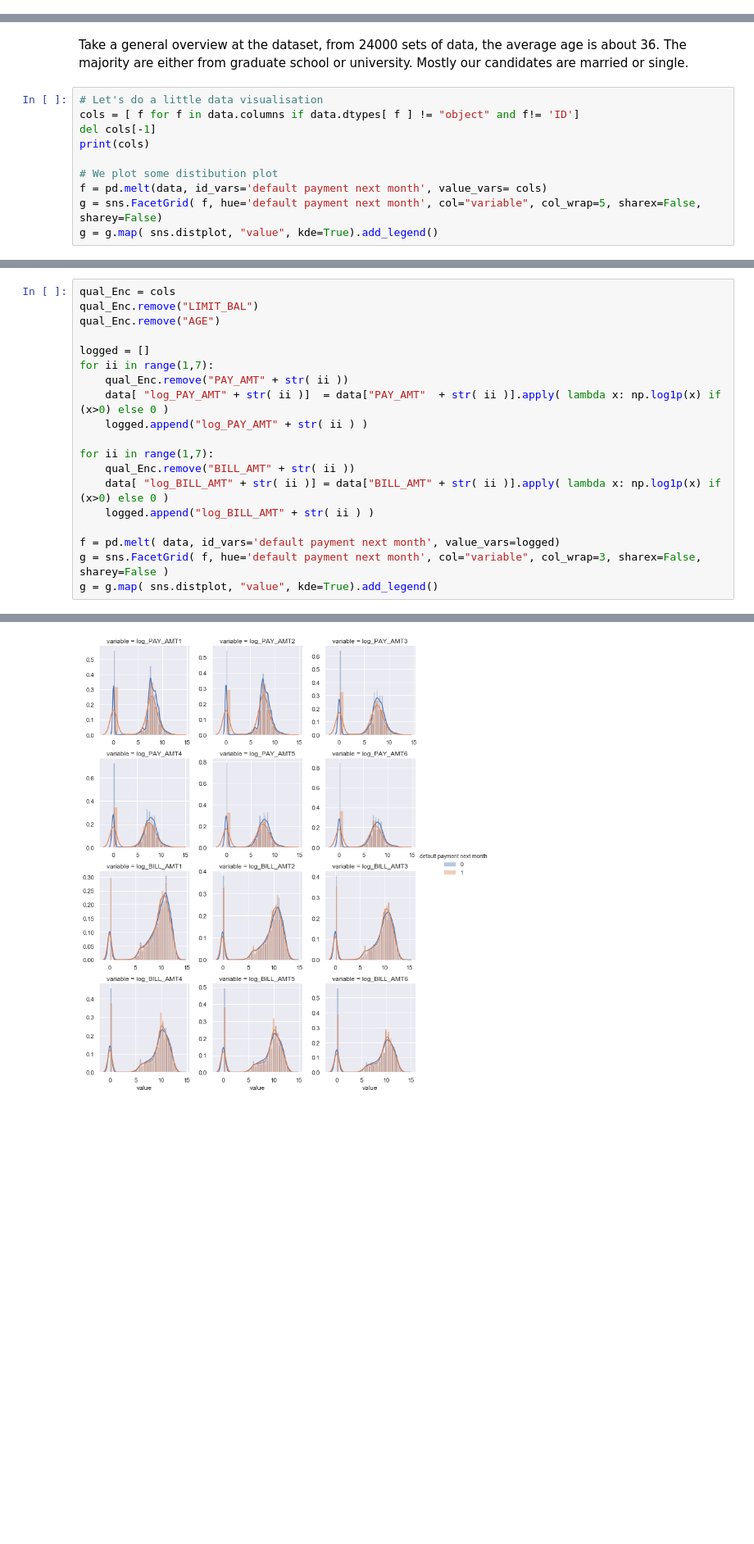
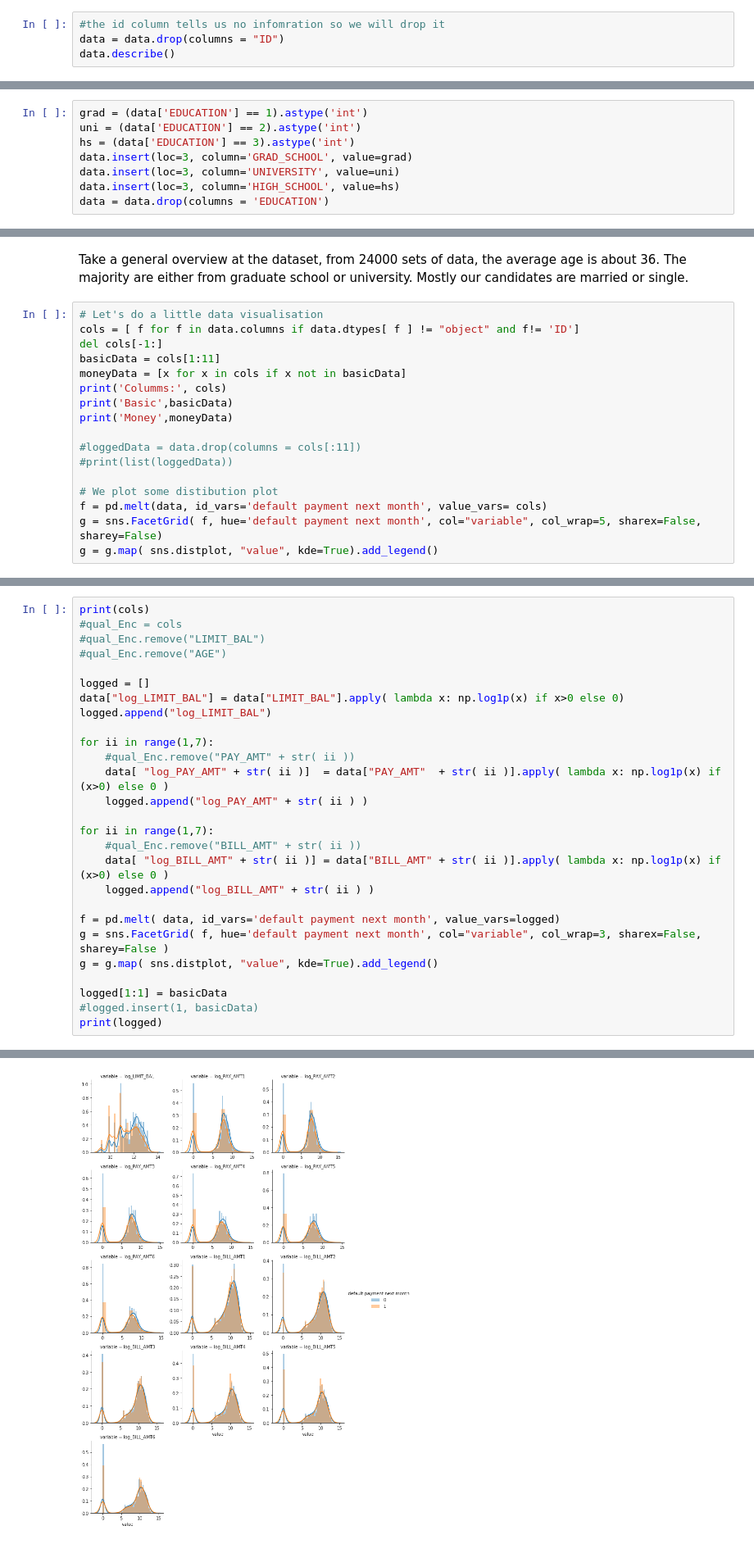
Before and after one commit to AbhinathK/CreditCardML, a Jupyter notebook: CreditCardData.ipynb, the cells around one changed output, grey strips where cells are left out. Shown at 82% size. Drawn from its saved outputs; the diff is of its cells as text; blank space fills up the shorter version.

```diff
--- a/CreditCardData.ipynb
+++ b/CreditCardData.ipynb
@@ -41,3 +41,7 @@ data.describe()
 | 75% | 18000.250000 | 240000.000000 | 2.000000 | 2.000000 | 2.00000 | 41.000000 | 0.000000 | 0.00000 | 0.000000 | 0.000000 | ... |
 | max | 24000.000000 | 1000000.000000 | 2.000000 | 6.000000 | 3.00000 | 79.000000 | 8.000000 | 8.00000 | 8.000000 | 8.000000 | ... |
 8 rows × 25 columns
+# %%
+#the id column tells us no infomration so we will drop it
+data = data.drop(columns = "ID")
+data.describe()
@@ -43,0 +61,8 @@ data.describe()
+# %%
+grad = (data['EDUCATION'] == 1).astype('int')
+uni = (data['EDUCATION'] == 2).astype('int')
+hs = (data['EDUCATION'] == 3).astype('int')
+data.insert(loc=3, column='GRAD_SCHOOL', value=grad)
+data.insert(loc=3, column='UNIVERSITY', value=uni)
+data.insert(loc=3, column='HIGH_SCHOOL', value=hs)
+data = data.drop(columns = 'EDUCATION')
@@ -46,8 +89,15 @@ Take a general overview at the dataset, from 24000 sets of data, the average age
 # %%
 # Let's do a little data visualisation
 cols = [ f for f in data.columns if data.dtypes[ f ] != "object" and f!= 'ID']
-del cols[-1]
-print(cols)
+del cols[-1:]
+basicData = cols[1:11]
+moneyData = [x for x in cols if x not in basicData]
+print('Columms:', cols)
+print('Basic',basicData)
+print('Money',moneyData)
+
+#loggedData = data.drop(columns = cols[:11])
+#print(list(loggedData))
 
 # We plot some distibution plot
 f = pd.melt(data, id_vars='default payment next month', value_vars= cols)
@@ -68,20 +121,28 @@ plt.show()
 # %%
-qual_Enc = cols
-qual_Enc.remove("LIMIT_BAL")
-qual_Enc.remove("AGE")
+print(cols)
+#qual_Enc = cols
+#qual_Enc.remove("LIMIT_BAL")
+#qual_Enc.remove("AGE")
 
 logged = []
+data["log_LIMIT_BAL"] = data["LIMIT_BAL"].apply( lambda x: np.log1p(x) if x>0 else 0)
+logged.append("log_LIMIT_BAL")
+
 for ii in range(1,7):
-    qual_Enc.remove("PAY_AMT" + str( ii ))
+    #qual_Enc.remove("PAY_AMT" + str( ii ))
     data[ "log_PAY_AMT" + str( ii )]  = data["PAY_AMT"  + str( ii )].apply( lambda x: np.log1p(x) if (x>0) else 0 )
     logged.append("log_PAY_AMT" + str( ii ) )
 
 for ii in range(1,7):
-    qual_Enc.remove("BILL_AMT" + str( ii ))
+    #qual_Enc.remove("BILL_AMT" + str( ii ))
     data[ "log_BILL_AMT" + str( ii )] = data["BILL_AMT" + str( ii )].apply( lambda x: np.log1p(x) if (x>0) else 0 )
     logged.append("log_BILL_AMT" + str( ii ) )
 
 f = pd.melt( data, id_vars='default payment next month', value_vars=logged)
 g = sns.FacetGrid( f, hue='default payment next month', col="variable", col_wrap=3, sharex=False, sharey=False )
 g = g.map( sns.distplot, "value", kde=True).add_legend()
+
+logged[1:1] = basicData
+#logged.insert(1, basicData)
+print(logged)
 # %% [output]
@@ -88 +151 @@ g = g.map( sns.distplot, "value", kde=True).add_legend()
-[figure, old version]
+[figure, new version]
```
Also changed, not shown: parts of 13 cells of this notebook.
